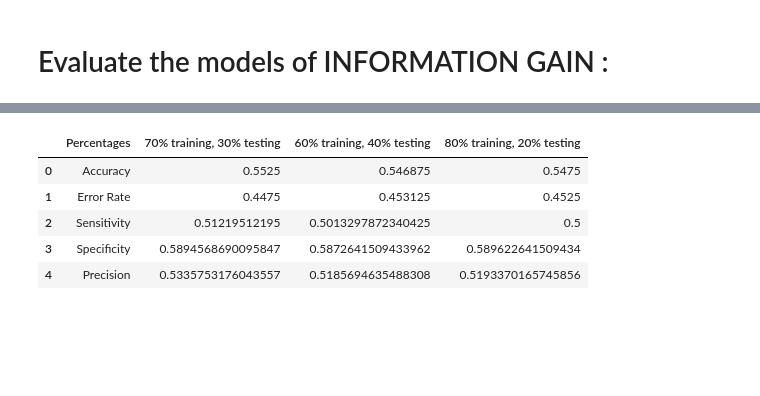
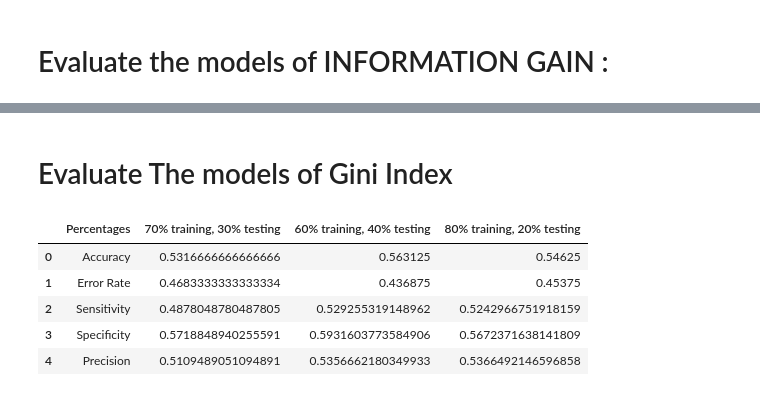
Before and after one commit to FajerAlamro/IT326-Project, a Jupyter notebook: Phase3.ipynb, the cells around one changed output, grey strips where cells are left out. Drawn from its saved outputs; the diff is of its cells as text; code cells hidden in the pictures; blank space fills up the shorter version.

```diff
--- a/Phase3.ipynb
+++ b/Phase3.ipynb
@@ -427,25 +807,30 @@ The accuracy rate was recorded at 51%, indicating moderate predictions made by t
+# %% [markdown]
+# Evaluate The models of Gini Index
 # %%
+import jinja2
+
 data = {
         "Percentages": [
         "Accuracy", "Error Rate", "Sensitivity", "Specificity", "Precision"
     ],
+
     "70% training, 30% testing": [
-        "0.5525", "0.4475", "0.51219512195", "0.5894568690095847", "0.5335753176043557"
+        " 0.5316666666666666", "0.4683333333333334", "0.4878048780487805", " 0.5718848940255591", " 0.5109489051094891"
     ],
     "60% training, 40% testing	": [
-        "0.546875", "0.453125", "0.5013297872340425", "0.5872641509433962",
-        "0.5185694635488308 "
+        "0.563125", "0.436875", " 0.529255319148962", "0.5931603773584906",
+        "0.5356662180349933"
     ],
     "	80% training, 20% testing": [
-        "0.5475", "0.4525", "0.5", "0.589622641509434","0.5193370165745856"
+        "0.54625", "0.45375", "0.5242966751918159", "0.5672371638141809","0.5366492146596858"
     ]
 }
 g = pd.DataFrame(data)
 g.style.set_properties(**{'text-align': 'center'})
 # %% [output]
 |  | Percentages | 70% training, 30% testing | 60% training, 40% testing | 80% training, 20% testing |
-| 0 | Accuracy | 0.5525 | 0.546875 | 0.5475 |
-| 1 | Error Rate | 0.4475 | 0.453125 | 0.4525 |
-| 2 | Sensitivity | 0.51219512195 | 0.5013297872340425 | 0.5 |
-| 3 | Specificity | 0.5894568690095847 | 0.5872641509433962 | 0.589622641509434 |
-| 4 | Precision | 0.5335753176043557 | 0.5185694635488308 | 0.5193370165745856 |
+| 0 | Accuracy | 0.5316666666666666 | 0.563125 | 0.54625 |
+| 1 | Error Rate | 0.4683333333333334 | 0.436875 | 0.45375 |
+| 2 | Sensitivity | 0.4878048780487805 | 0.529255319148962 | 0.5242966751918159 |
+| 3 | Specificity | 0.5718848940255591 | 0.5931603773584906 | 0.5672371638141809 |
+| 4 | Precision | 0.5109489051094891 | 0.5356662180349933 | 0.5366492146596858 |
```
Also changed, not shown: parts of 61 cells of this notebook, 2 other files.
